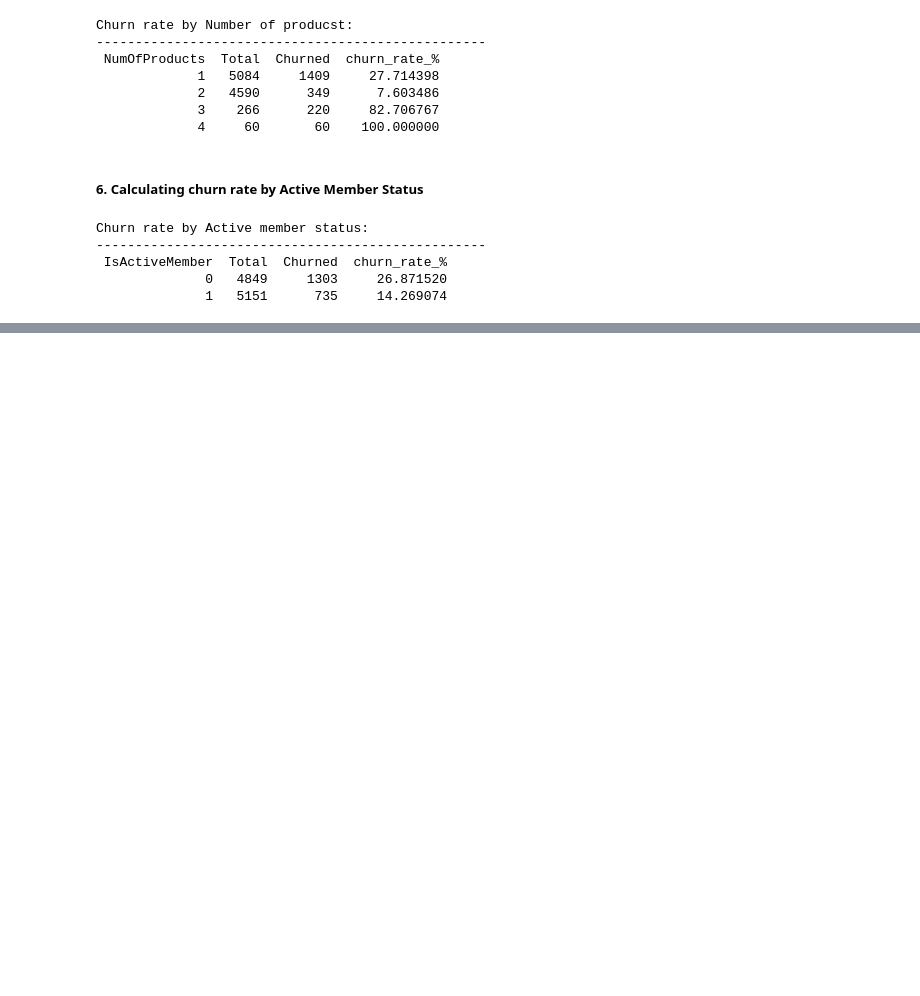
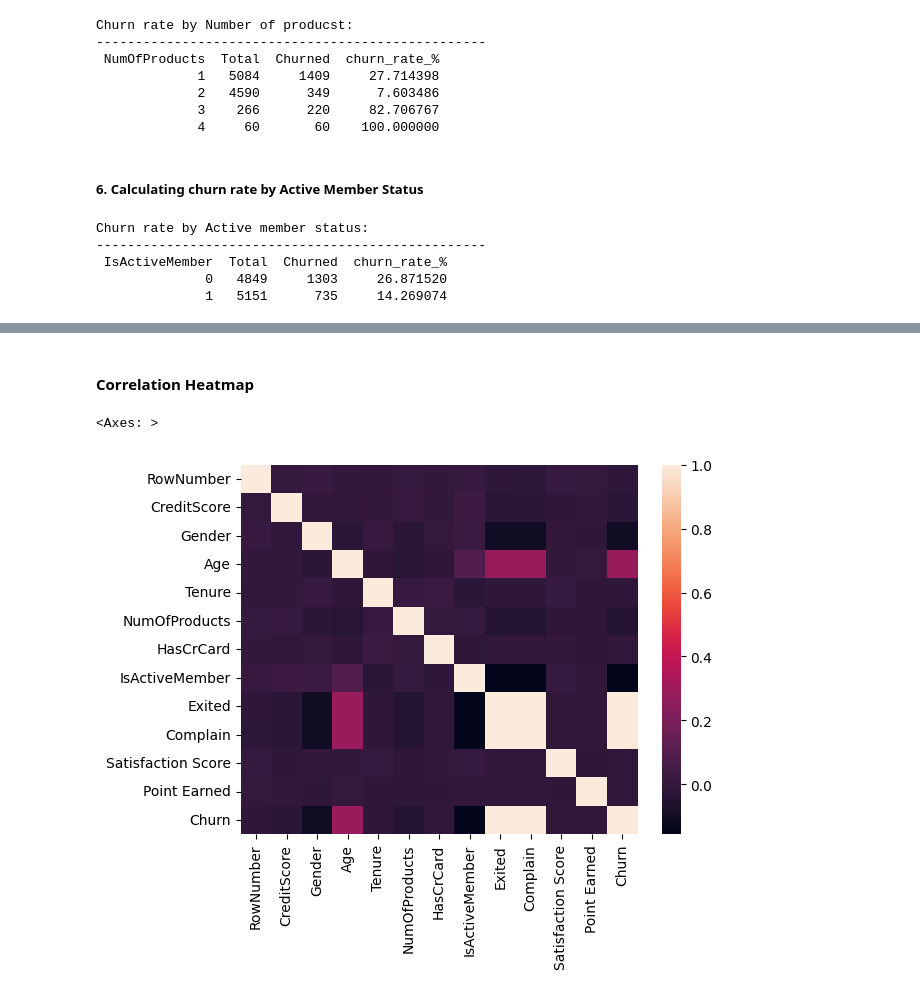
Before and after one commit to Aayubb/bank-churn-analysis-python, a Jupyter notebook: Initial analysis.ipynb, the cells around one changed output, grey strips where cells are left out. Cells and saved outputs as stored; diff of their text form; code cells hidden in the pictures; blank space fills up the shorter version.

```diff
--- a/Initial analysis.ipynb
+++ b/Initial analysis.ipynb
@@ -258,0 +303,8 @@ Churn rate by Active member status:
+# %% [markdown]
+#### Correlation Heatmap
+# %%
+corr_calculation= relevant_df.select_dtypes(int).corr()
+sns.heatmap(corr_calculation)
+# %% [output]
+<Axes: >
+[figure, added]
```
Also changed, not shown: parts of 9 cells of this notebook.
